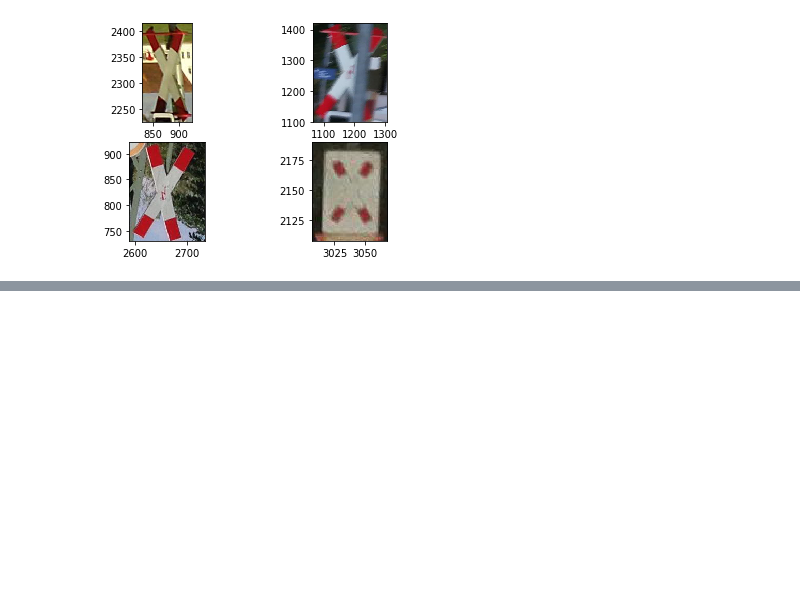
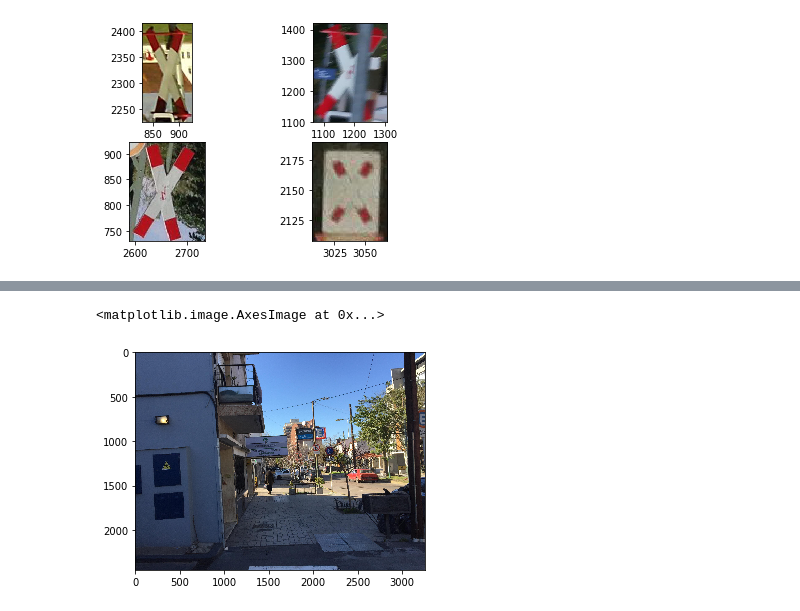
Before and after one commit to curlyyue/uncertainty-quantification, a Jupyter notebook: dataset_analyze/dataLoad.ipynb, the cells around one changed output, grey strips where cells are left out. Saved outputs shown, nothing was run; the diff lists cells and outputs as text; code cells hidden in the pictures; blank space fills up the shorter version.

```diff
--- a/dataset_analyze/dataLoad.ipynb
+++ b/dataset_analyze/dataLoad.ipynb
@@ -490,0 +539,6 @@ plt.show()
+# %%
+ba = Image.open('/lab/project-1/train_img/images/'+'{:s}.jpg'.format(train_keys[4]))
+plt.imshow(ba)
+# %% [output]
+<matplotlib.image.AxesImage at 0x...>
+[figure, added]
```
Also changed, not shown: parts of 8 cells of this notebook.
